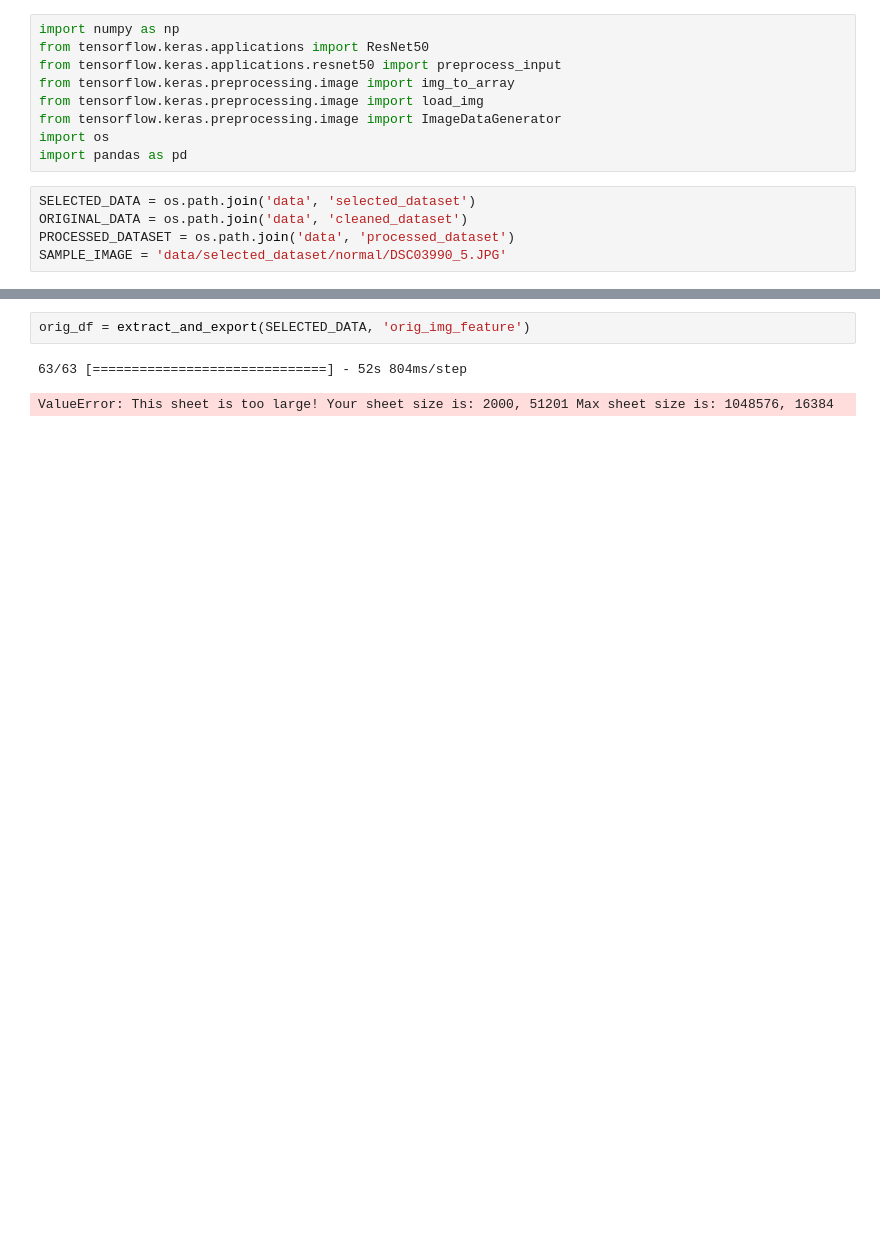
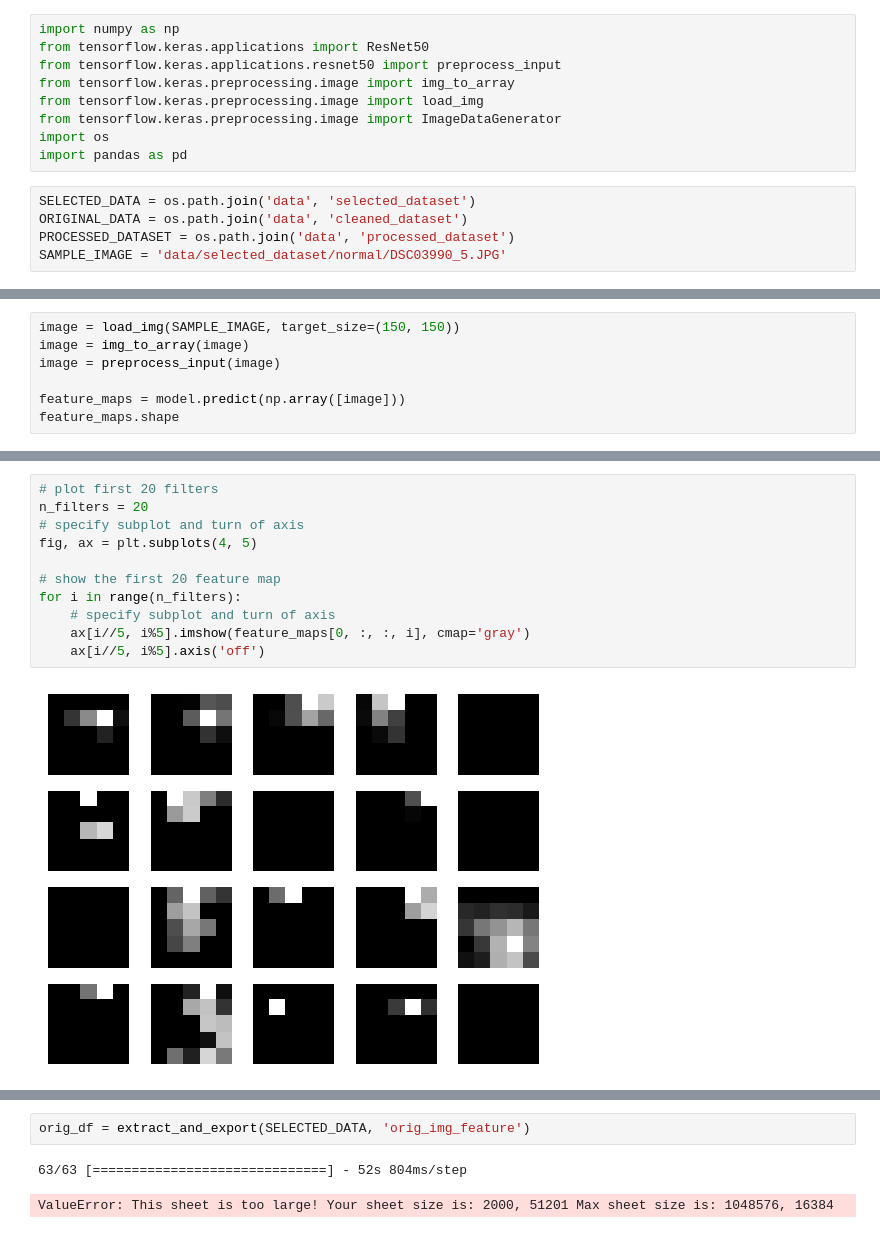
Before and after one commit to zeerafle/oil-palm-stem, a Jupyter notebook: deep_feature_extractor.ipynb, the cells around one changed output, grey strips where cells are left out. Saved outputs shown, nothing was run; the diff lists cells and outputs as text; blank space fills up the shorter version.

Commit message:
cnn model and untrack large file

```diff
--- a/deep_feature_extractor.ipynb
+++ b/deep_feature_extractor.ipynb
@@ -19,0 +69,7 @@ Downloading data from https://storage.googleapis.com/tensorflow/keras-applicatio
+# %%
+image = load_img(SAMPLE_IMAGE, target_size=(150, 150))
+image = img_to_array(image)
+image = preprocess_input(image)
+
+feature_maps = model.predict(np.array([image]))
+feature_maps.shape
@@ -19,0 +88,13 @@ Downloading data from https://storage.googleapis.com/tensorflow/keras-applicatio
+# %%
+# plot first 20 filters
+n_filters = 20
+# specify subplot and turn of axis
+fig, ax = plt.subplots(4, 5)
+
+# show the first 20 feature map
+for i in range(n_filters):
+    # specify subplot and turn of axis
+    ax[i//5, i%5].imshow(feature_maps[0, :, :, i], cmap='gray')
+    ax[i//5, i%5].axis('off')
+# %% [output]
+[figure, added]
```
Also changed, not shown: parts of 14 cells of this notebook, 3 other files.
